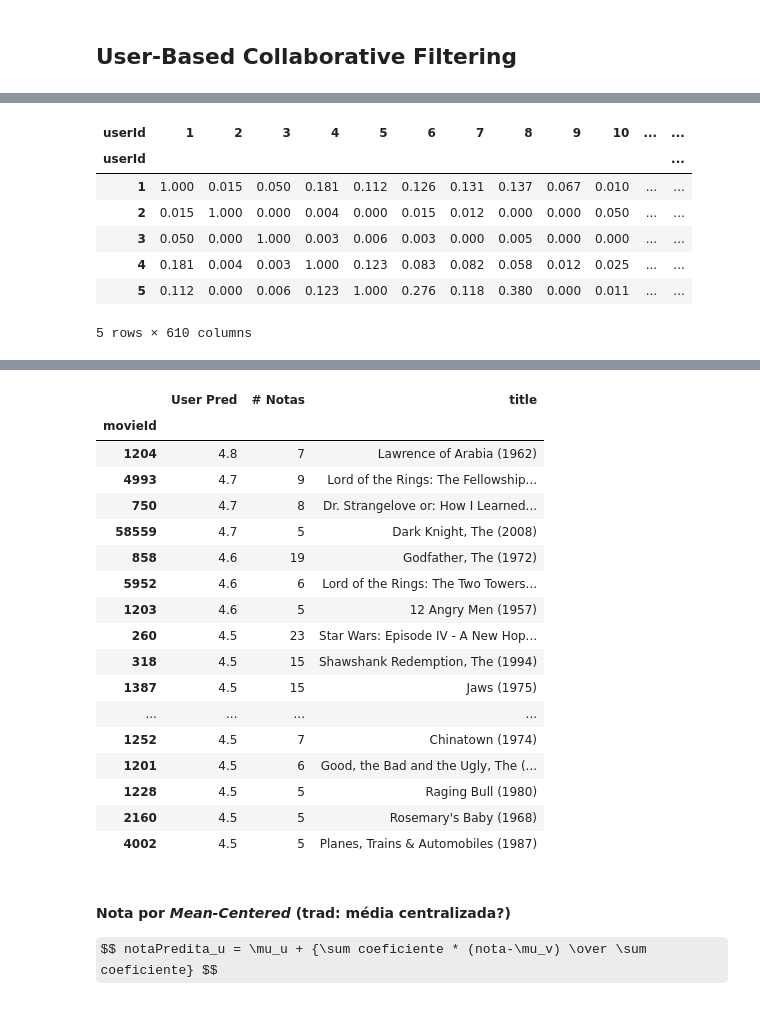
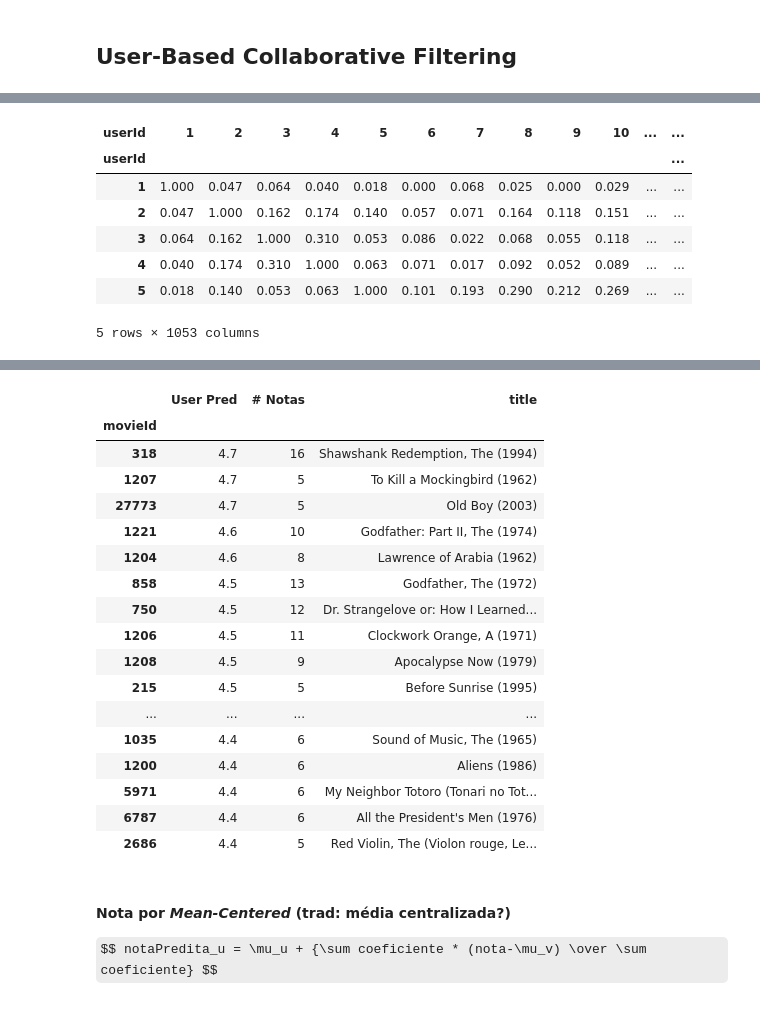
Before and after one commit to xnes/recsys, a Jupyter notebook: rec_sys_apresentacao_2.ipynb, the cells around one changed output, grey strips where cells are left out. Saved outputs shown, nothing was run; the diff lists cells and outputs as text; code cells hidden in the pictures; some formulas as TeX source.

```diff
--- a/rec_sys_apresentacao_2.ipynb
+++ b/rec_sys_apresentacao_2.ipynb
@@ -218,26 +219,29 @@ Problemas
 - Usar entre 25 e 100
 # %%
 def obter_mais_similares(target, matriz_similaridade, k = 25, min_score = 0):
-    similares = matriz_similaridade.loc[target].sort_values(ascending=False).drop(target)
-    similares = similares[similares >= min_score]
-    return similares.iloc[:k]
+    try:
+        similares = matriz_similaridade.loc[target].sort_values(ascending=False).drop(target)
+        similares = similares[similares >= min_score]
+        return similares.iloc[:k]
+    except:
+        return []
 
 def gerar_matriz_similaridade_user(dados):
     global users_cosine
     users_cosine_array = cosine_similarity(dados)
     users_cosine = pd.DataFrame(data=users_cosine_array, index=dados.index, columns=dados.index)
     return users_cosine
 
-users_cosine.round(3).head()
+gerar_matriz_similaridade_user(ratings_usuarios).round(3).head()
 # %% [output]
 | userId | 1 | 2 | 3 | 4 | 5 | 6 | 7 | 8 | 9 | 10 | ... | ... |
 | userId |  |  |  |  |  |  |  |  |  |  |  | ... |
-| 1 | 1.000 | 0.015 | 0.050 | 0.181 | 0.112 | 0.126 | 0.131 | 0.137 | 0.067 | 0.010 | ... | ... |
-| 2 | 0.015 | 1.000 | 0.000 | 0.004 | 0.000 | 0.015 | 0.012 | 0.000 | 0.000 | 0.050 | ... | ... |
-| 3 | 0.050 | 0.000 | 1.000 | 0.003 | 0.006 | 0.003 | 0.000 | 0.005 | 0.000 | 0.000 | ... | ... |
-| 4 | 0.181 | 0.004 | 0.003 | 1.000 | 0.123 | 0.083 | 0.082 | 0.058 | 0.012 | 0.025 | ... | ... |
-| 5 | 0.112 | 0.000 | 0.006 | 0.123 | 1.000 | 0.276 | 0.118 | 0.380 | 0.000 | 0.011 | ... | ... |
+| 1 | 1.000 | 0.047 | 0.064 | 0.040 | 0.018 | 0.000 | 0.068 | 0.025 | 0.000 | 0.029 | ... | ... |
+| 2 | 0.047 | 1.000 | 0.162 | 0.174 | 0.140 | 0.057 | 0.071 | 0.164 | 0.118 | 0.151 | ... | ... |
+| 3 | 0.064 | 0.162 | 1.000 | 0.310 | 0.053 | 0.086 | 0.022 | 0.068 | 0.055 | 0.118 | ... | ... |
+| 4 | 0.040 | 0.174 | 0.310 | 1.000 | 0.063 | 0.071 | 0.017 | 0.092 | 0.052 | 0.089 | ... | ... |
+| 5 | 0.018 | 0.140 | 0.053 | 0.063 | 1.000 | 0.101 | 0.193 | 0.290 | 0.212 | 0.269 | ... | ... |
-5 rows × 610 columns
+5 rows × 1053 columns
 # %% [markdown]
 ### Gerar a Recomendação de acordo com a nota dada pelos usuários similares
 
@@ -292,22 +296,22 @@ recomendar_user_based(1)
 # %% [output]
 |  | User Pred | # Notas | title |
 | movieId |  |  |  |
-| 1204 | 4.8 | 7 | Lawrence of Arabia (1962) |
-| 4993 | 4.7 | 9 | Lord of the Rings: The Fellowship... |
-| 750 | 4.7 | 8 | Dr. Strangelove or: How I Learned... |
-| 58559 | 4.7 | 5 | Dark Knight, The (2008) |
-| 858 | 4.6 | 19 | Godfather, The (1972) |
-| 5952 | 4.6 | 6 | Lord of the Rings: The Two Towers... |
-| 1203 | 4.6 | 5 | 12 Angry Men (1957) |
-| 260 | 4.5 | 23 | Star Wars: Episode IV - A New Hop... |
-| 318 | 4.5 | 15 | Shawshank Redemption, The (1994) |
-| 1387 | 4.5 | 15 | Jaws (1975) |
+| 318 | 4.7 | 16 | Shawshank Redemption, The (1994) |
+| 1207 | 4.7 | 5 | To Kill a Mockingbird (1962) |
+| 27773 | 4.7 | 5 | Old Boy (2003) |
+| 1221 | 4.6 | 10 | Godfather: Part II, The (1974) |
+| 1204 | 4.6 | 8 | Lawrence of Arabia (1962) |
+| 858 | 4.5 | 13 | Godfather, The (1972) |
+| 750 | 4.5 | 12 | Dr. Strangelove or: How I Learned... |
+| 1206 | 4.5 | 11 | Clockwork Orange, A (1971) |
+| 1208 | 4.5 | 9 | Apocalypse Now (1979) |
+| 215 | 4.5 | 5 | Before Sunrise (1995) |
 | ... | ... | ... | ... |
-| 1252 | 4.5 | 7 | Chinatown (1974) |
-| 1201 | 4.5 | 6 | Good, the Bad and the Ugly, The (... |
-| 1228 | 4.5 | 5 | Raging Bull (1980) |
-| 2160 | 4.5 | 5 | Rosemary's Baby (1968) |
-| 4002 | 4.5 | 5 | Planes, Trains & Automobiles (1987) |
+| 1035 | 4.4 | 6 | Sound of Music, The (1965) |
+| 1200 | 4.4 | 6 | Aliens (1986) |
+| 5971 | 4.4 | 6 | My Neighbor Totoro (Tonari no Tot... |
+| 6787 | 4.4 | 6 | All the President's Men (1976) |
+| 2686 | 4.4 | 5 | Red Violin, The (Violon rouge, Le... |
 # %% [markdown]
 #### Nota por *Mean-Centered* (trad: média centralizada?)
 $$ notaPredita_u = \mu_u + {\sum coeficiente * (nota-\mu_v) \over \sum coeficiente} $$
```
Also changed, not shown: parts of 26 cells of this notebook.
